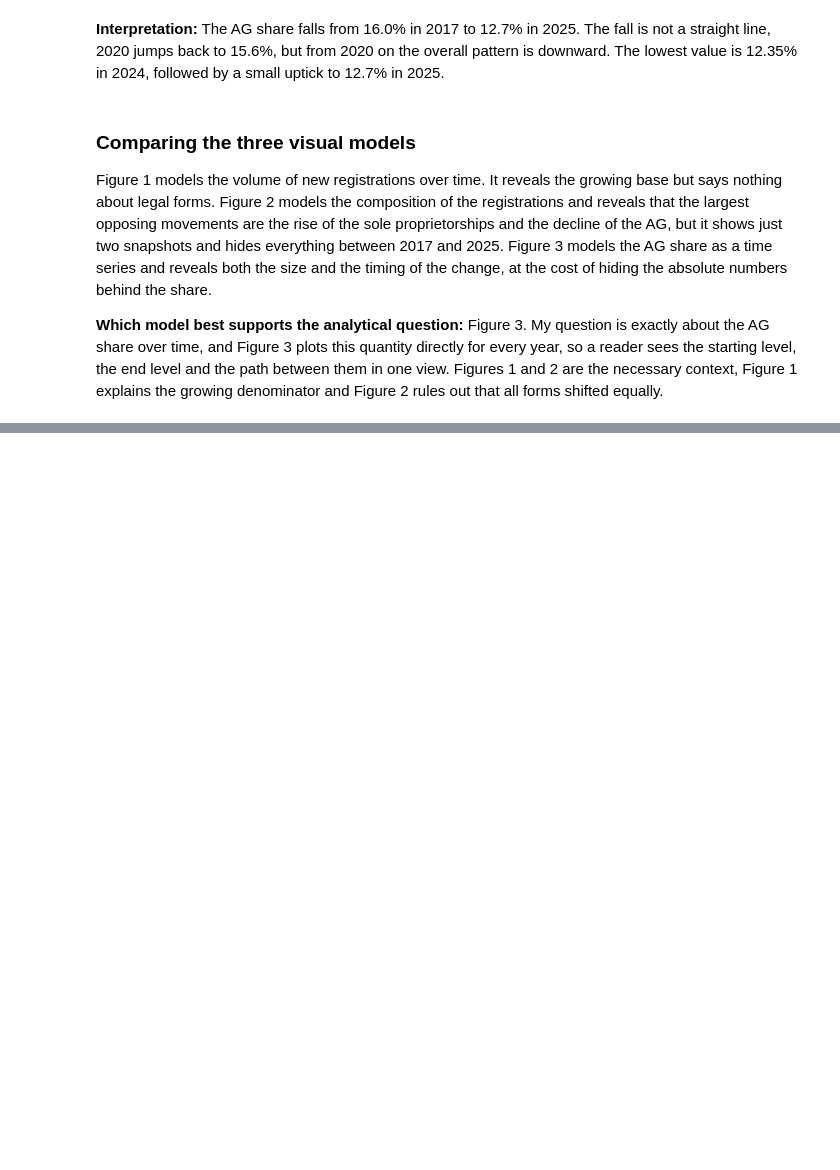
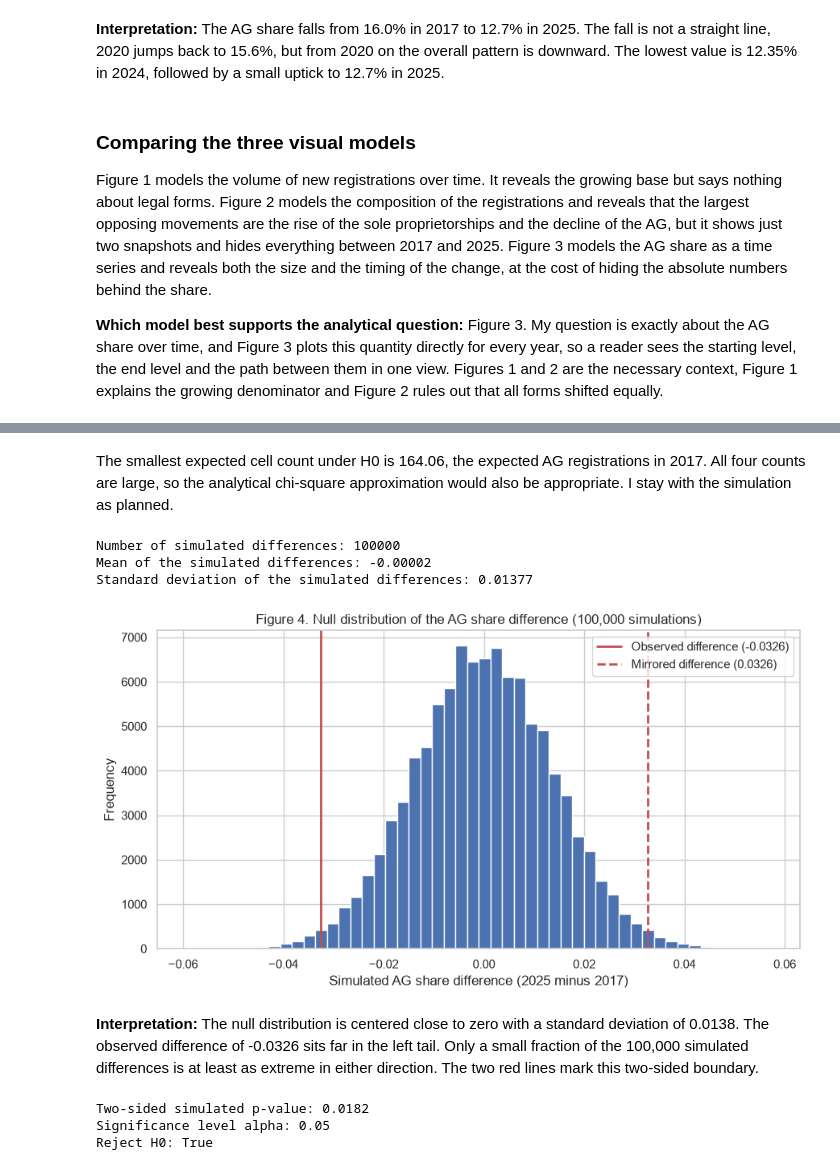
Before and after one commit to mauroreverberi/conduct-a-statistical-analysis-using-python, a Jupyter notebook: analysis.ipynb, the cells around one changed output, grey strips where cells are left out. Saved outputs shown, nothing was run; the diff lists cells and outputs as text; code cells hidden in the pictures; blank space fills up the shorter version.

```diff
--- a/analysis.ipynb
+++ b/analysis.ipynb
@@ -388,0 +443,51 @@ Figure 1 models the volume of new registrations over time. It reveals the growin
+# %% [markdown]
+The smallest expected cell count under H0 is 164.06, the expected AG registrations in 2017. All four counts are large, so the analytical chi-square approximation would also be appropriate. I stay with the simulation as planned.
+# %%
+# simulate the null distribution: both years draw AG counts with the pooled share
+np.random.seed(42)
+sim_2017 = np.random.binomial(n_2017, pooled_share, 100_000)
+sim_2025 = np.random.binomial(n_2025, pooled_share, 100_000)
+simulated_diffs = sim_2025 / n_2025 - sim_2017 / n_2017
+
+print("Number of simulated differences:", len(simulated_diffs))
+print(f"Mean of the simulated differences: {simulated_diffs.mean():.5f}")
+print(f"Standard deviation of the simulated differences: {simulated_diffs.std():.5f}")
+# %% [output]
+Number of simulated differences: 100000
+Mean of the simulated differences: -0.00002
+Standard deviation of the simulated differences: 0.01377
+# %%
+fig, ax = plt.subplots(figsize=(9, 5))
+ax.hist(simulated_diffs, bins=50, edgecolor="white")
+ax.axvline(
+    observed_diff,
+    color="C3",
+    linewidth=2,
+    label=f"Observed difference ({observed_diff:.4f})",
+)
+ax.axvline(
+    -observed_diff,
+    color="C3",
+    linewidth=2,
+    linestyle="--",
+    label=f"Mirrored difference ({-observed_diff:.4f})",
+)
+ax.set_title("Figure 4. Null distribution of the AG share difference (100,000 simulations)")
+ax.set_xlabel("Simulated AG share difference (2025 minus 2017)")
+ax.set_ylabel("Frequency")
+ax.legend()
+plt.tight_layout()
+plt.show()
+# %% [output]
+[figure, added]
+# %% [markdown]
+**Interpretation:** The null distribution is centered close to zero with a standard deviation of 0.0138. The observed difference of -0.0326 sits far in the left tail. Only a small fraction of the 100,000 simulated differences is at least as extreme in either direction. The two red lines mark this two-sided boundary.
+# %%
+p_value = np.mean(np.abs(simulated_diffs) >= abs(observed_diff))
+print(f"Two-sided simulated p-value: {p_value:.4f}")
+print("Significance level alpha: 0.05")
+print("Reject H0:", bool(p_value < 0.05))
+# %% [output]
+Two-sided simulated p-value: 0.0182
+Significance level alpha: 0.05
+Reject H0: True
```
Also changed, not shown: parts of 11 cells of this notebook.
